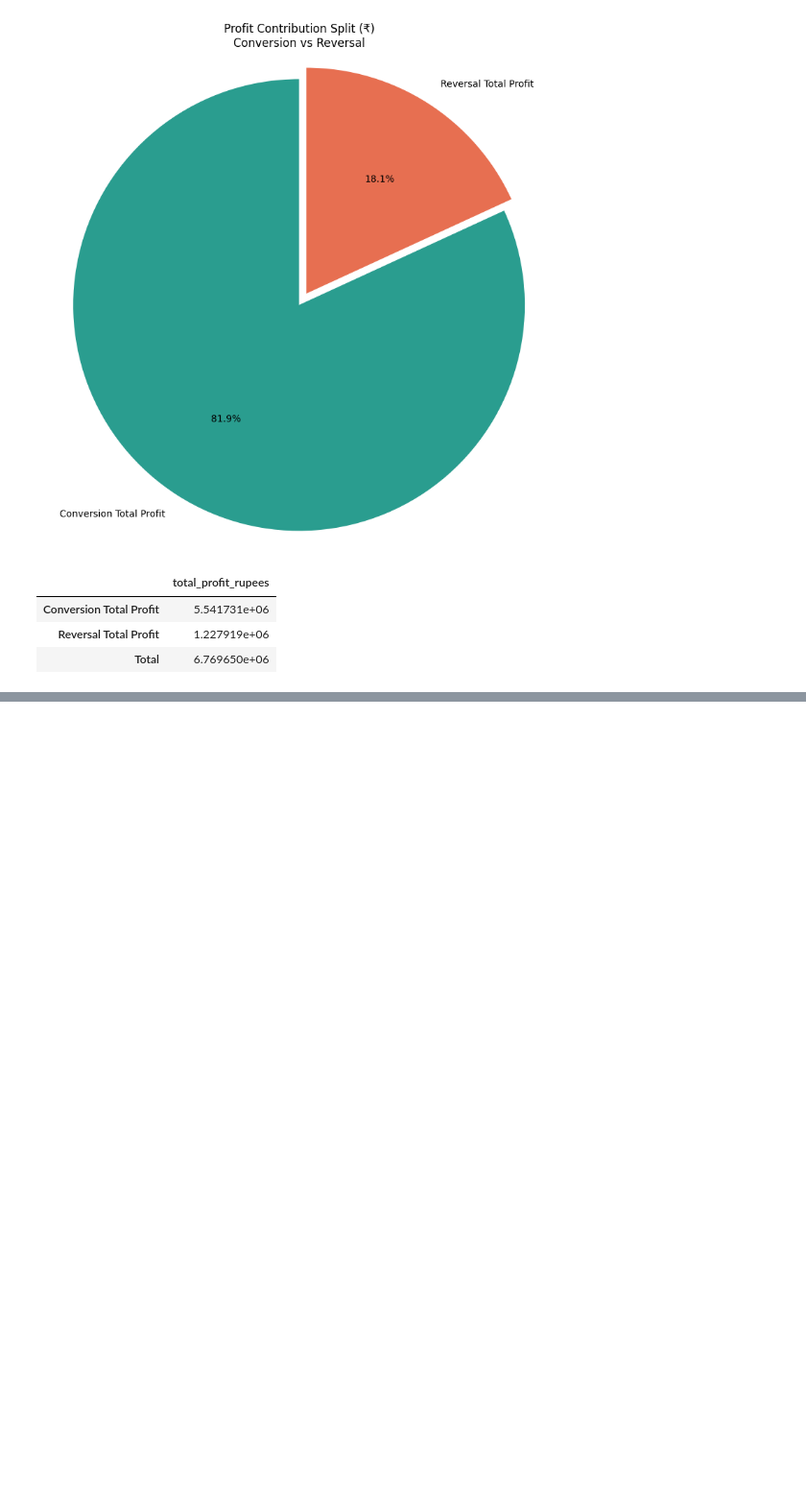
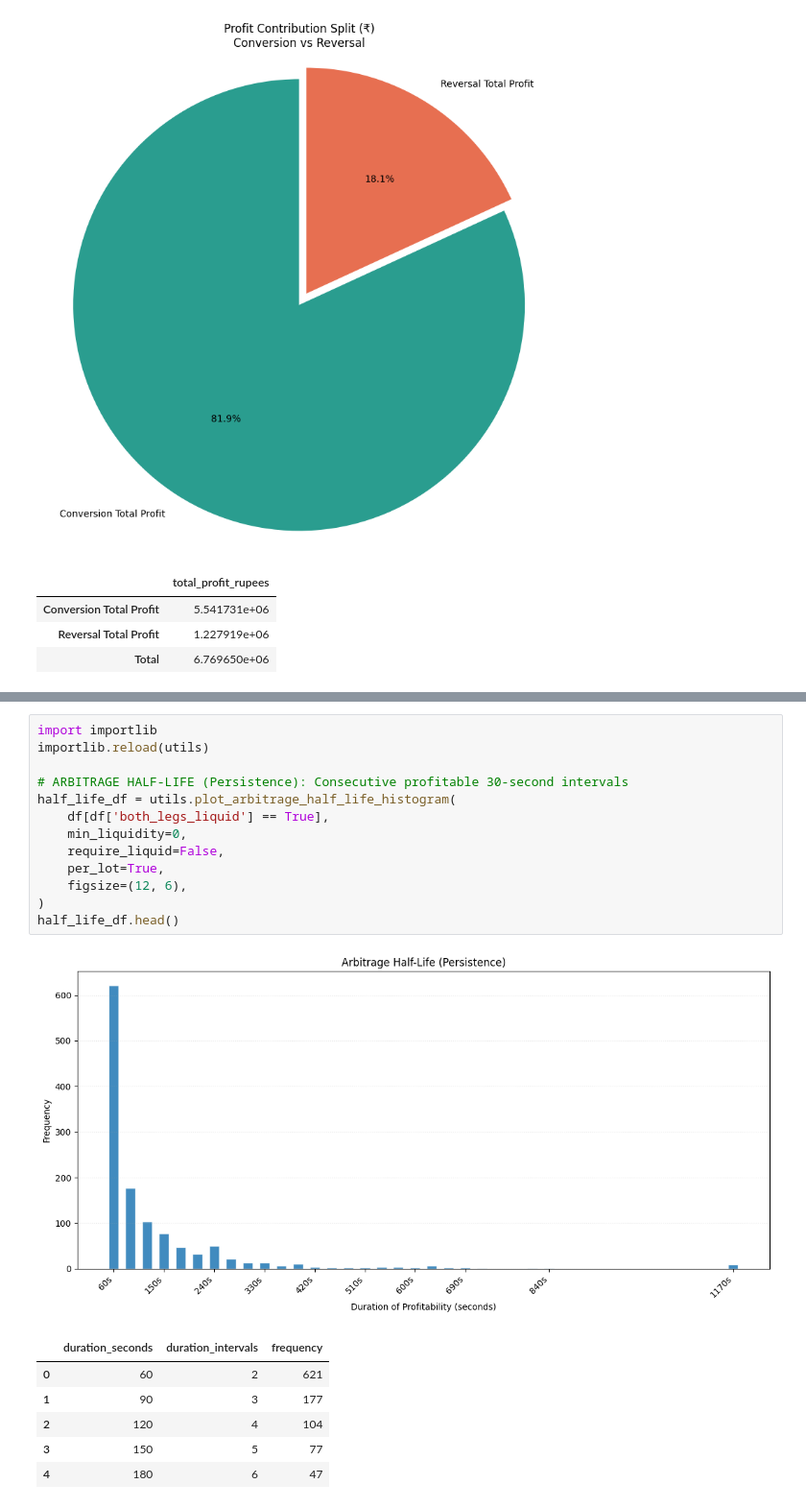
Before and after one commit to rahulkhichar7/Nifty50-PutCallParity-Arbitrage, a Jupyter notebook: exp07.ipynb, the cells around one changed output, grey strips where cells are left out. Shown at 96% size. Cells and saved outputs as stored; diff of their text form; blank space fills up the shorter version.

```diff
--- a/exp07.ipynb
+++ b/exp07.ipynb
@@ -193,0 +208,21 @@ profit_contribution_split
+# %%
+import importlib
+importlib.reload(utils)
+
+# ARBITRAGE HALF-LIFE (Persistence): Consecutive profitable 30-second intervals
+half_life_df = utils.plot_arbitrage_half_life_histogram(
+    df[df['both_legs_liquid'] == True],
+    min_liquidity=0,
+    require_liquid=False,
+    per_lot=True,
+    figsize=(12, 6),
+)
+half_life_df.head()
+# %% [output]
+[figure, added]
+|  | duration_seconds | duration_intervals | frequency |
+| 0 | 60 | 2 | 621 |
+| 1 | 90 | 3 | 177 |
+| 2 | 120 | 4 | 104 |
+| 3 | 150 | 5 | 77 |
+| 4 | 180 | 6 | 47 |
```
Also changed, not shown: parts of 4 cells of this notebook, 5 other files.
